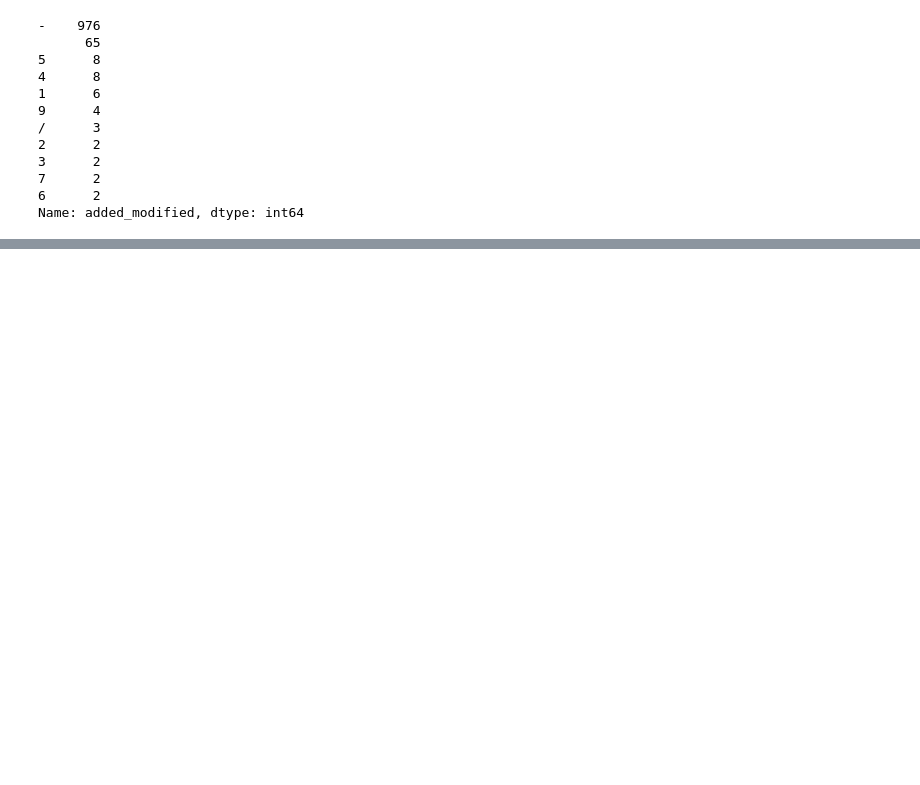
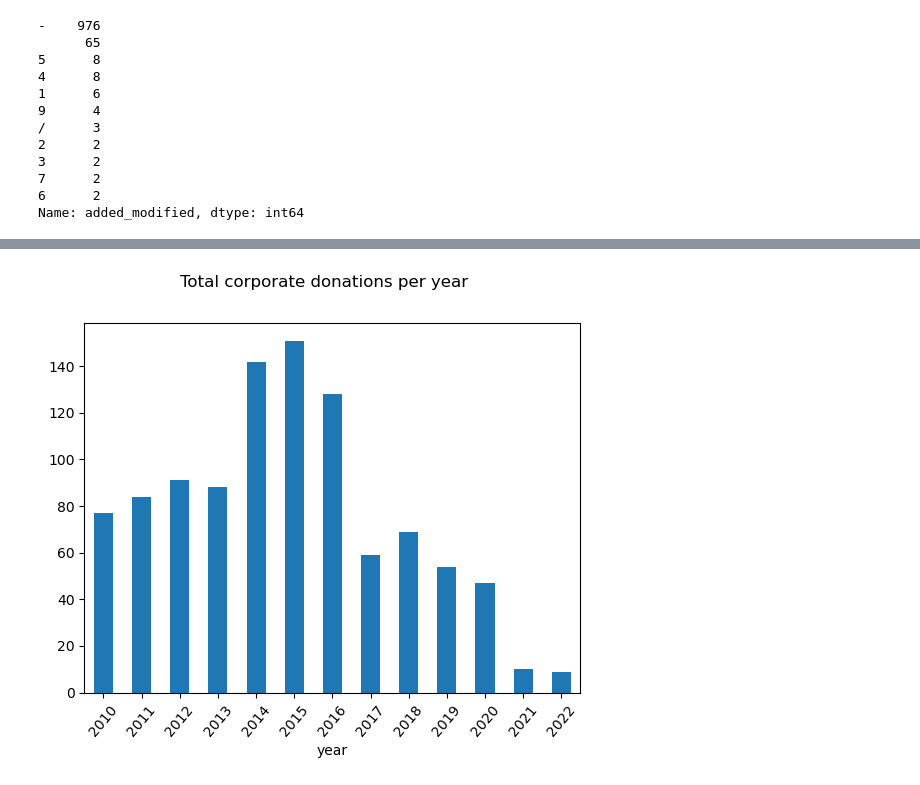
Before and after one commit to carlosfg97/Kurling4Kids, a Jupyter notebook: past_donors/past_donors_etl.ipynb, the cells around one changed output, grey strips where cells are left out. Cells and saved outputs as stored; diff of their text form; code cells hidden in the pictures; blank space fills up the shorter version.

```diff
--- a/past_donors/past_donors_etl.ipynb
+++ b/past_donors/past_donors_etl.ipynb
@@ -187,0 +241,6 @@ df_concat[date_format_flg]
+# %%
+pivot_month_counts.sum().plot(kind = 'bar', rot = 50)
+plt.suptitle('Total corporate donations per year')
+plt.show()
+# %% [output]
+[figure, added]
```
Also changed, not shown: parts of 27 cells of this notebook.
